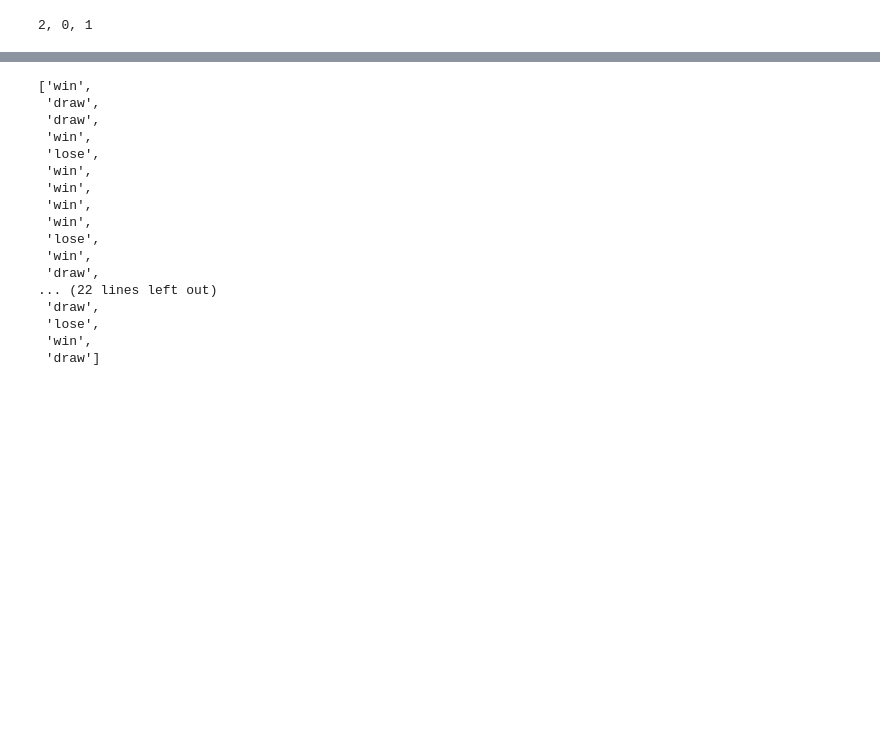
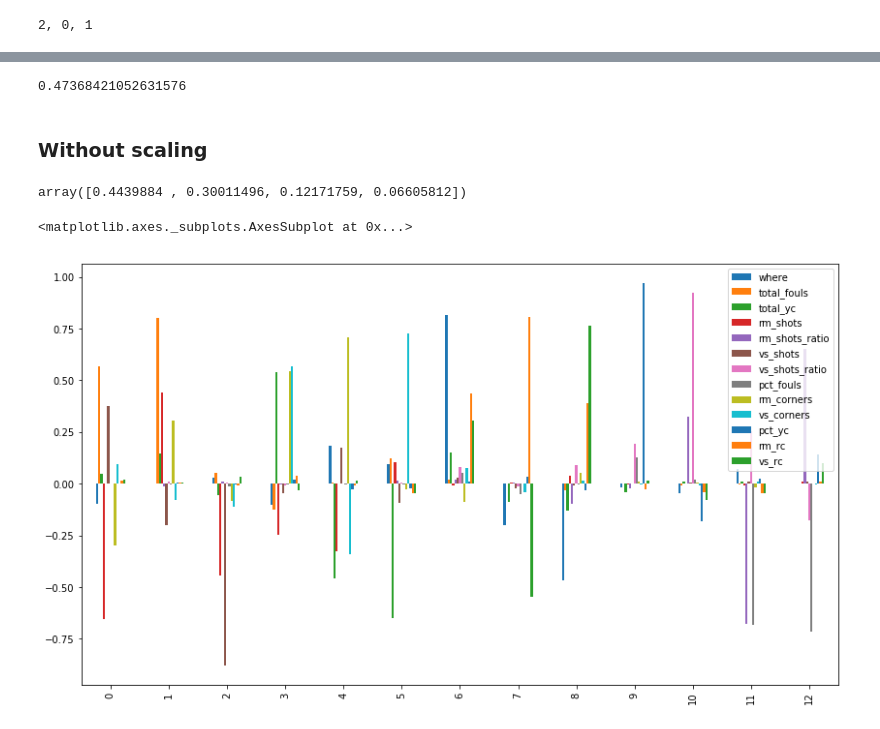
Before and after one commit to miskamvedebel/miskamvedebel, a Jupyter notebook: ML Python/football/RealMadrid.ipynb, the cells around one changed output, grey strips where cells are left out. Cells and saved outputs as stored; diff of their text form; code cells hidden in the pictures; blank space fills up the shorter version.

Commit message:
real madrid update

```diff
--- a/ML Python/football/RealMadrid.ipynb
+++ b/ML Python/football/RealMadrid.ipynb
@@ -247,20 +229,23 @@ predictions
-# %%
-real
-# %% [output]
-['win',
- 'draw',
- 'draw',
- 'win',
- 'lose',
- 'win',
- 'win',
- 'win',
- 'win',
- 'lose',
- 'win',
- 'draw',
-... (22 lines left out)
- 'draw',
- 'lose',
- 'win',
- 'draw']
+# %%
+c = 0
+for p, r in zip(predictions,real):
+    if p == r:
+        c += 1
+print(c/38)
+# %% [output]
+0.47368421052631576
+# %% [markdown]
+### Without scaling
+# %%
+pca_ns = PCA(random_state=0).fit(rm_1718)
+# %%
+pca_ns.explained_variance_ratio_[:4]
+# %% [output]
+array([0.4439884 , 0.30011496, 0.12171759, 0.06605812])
+# %%
+result_ns = pd.DataFrame(np.round(pca_ns.components_, 4), columns = rm_1718.columns)
+fig, ax = plt.subplots(figsize = (14,8))
+result_ns.plot(ax=ax, kind='bar')
+# %% [output]
+<matplotlib.axes._subplots.AxesSubplot at 0x...>
+[figure, added]
```
Also changed, not shown: parts of 9 cells of this notebook.
